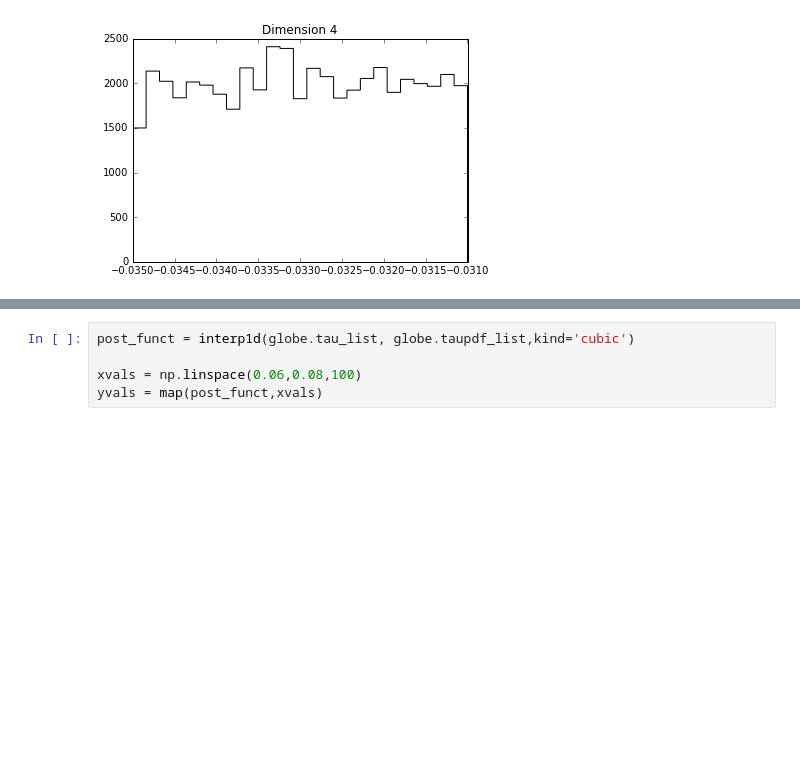
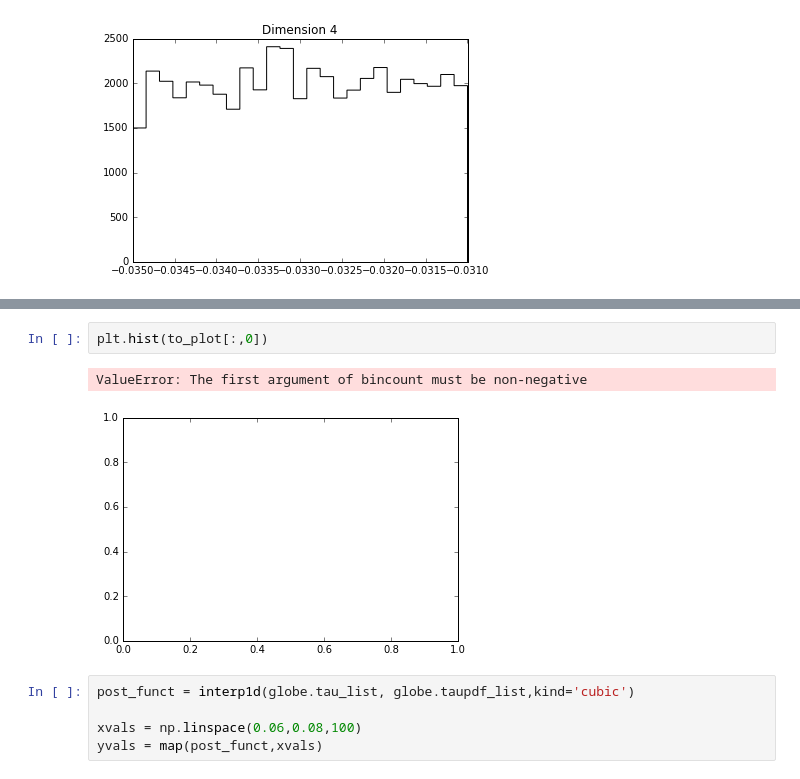
Before and after one commit to laynep/tau_calc_reion, a Jupyter notebook: tau_sampler.ipynb, the cells around one changed output, grey strips where cells are left out. Cells and saved outputs as stored; diff of their text form; blank space fills up the shorter version.

```diff
--- a/tau_sampler.ipynb
+++ b/tau_sampler.ipynb
@@ -569,3 +570,8 @@ corner.corner(to_plot,
+# %%
+plt.hist(to_plot[:,0])
+# %% [output]
+ValueError: The first argument of bincount must be non-negative
+[figure, added]
 # %%
 post_funct = interp1d(globe.tau_list, globe.taupdf_list,kind='cubic')
 
```
Also changed, not shown: parts of 1 cell of this notebook, 5 other files.
